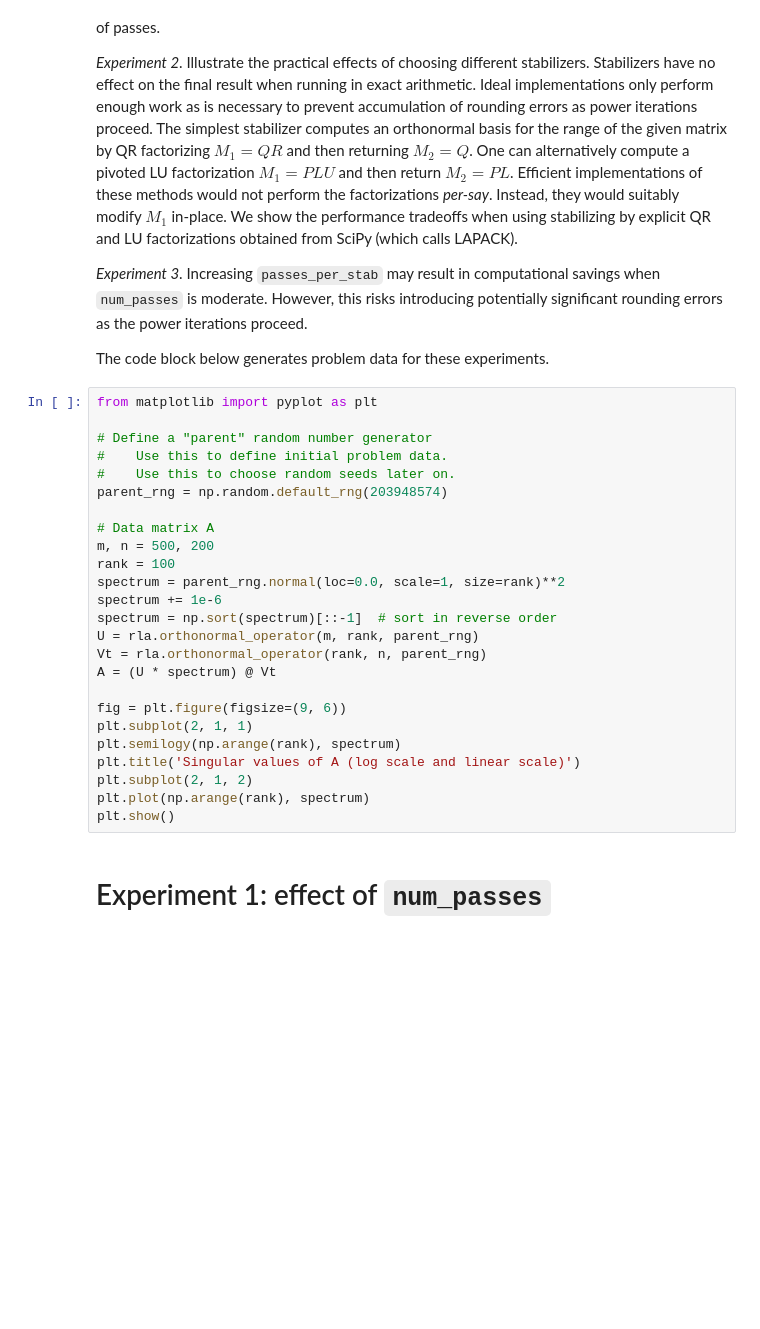
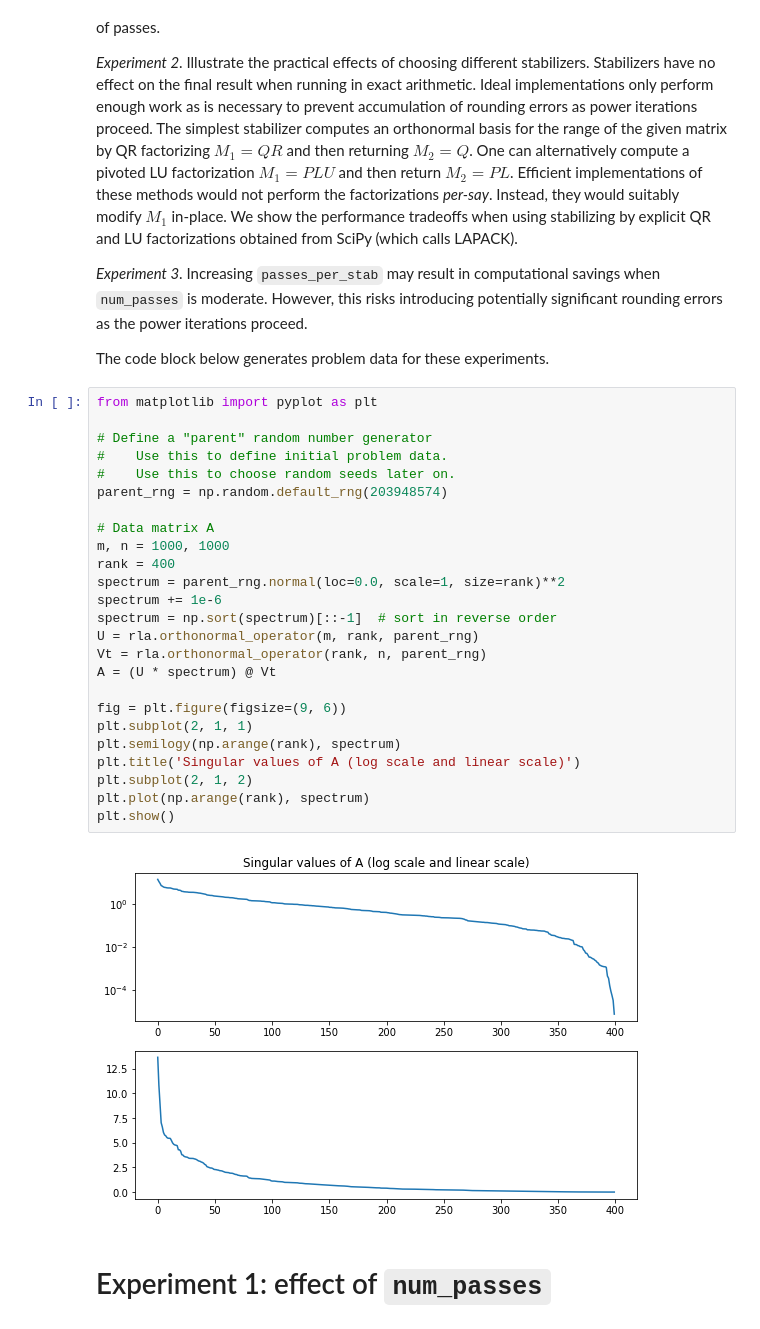
Before and after one commit to BallisticLA/parla, a Jupyter notebook: notebooks/lowrank/rangefinder_rf1.ipynb, the cells around one changed output. Cells and saved outputs as stored; diff of their text form; blank space fills up the shorter version.

```diff
--- a/notebooks/lowrank/rangefinder_rf1.ipynb
+++ b/notebooks/lowrank/rangefinder_rf1.ipynb
@@ -96,27 +96,29 @@ The code block below generates problem data for these experiments.
 # %%
 from matplotlib import pyplot as plt
 
 # Define a "parent" random number generator
 #    Use this to define initial problem data.
 #    Use this to choose random seeds later on.
 parent_rng = np.random.default_rng(203948574)
 
 # Data matrix A
-m, n = 500, 200
-rank = 100
+m, n = 1000, 1000
+rank = 400
 spectrum = parent_rng.normal(loc=0.0, scale=1, size=rank)**2
 spectrum += 1e-6
 spectrum = np.sort(spectrum)[::-1]  # sort in reverse order
 U = rla.orthonormal_operator(m, rank, parent_rng)
 Vt = rla.orthonormal_operator(rank, n, parent_rng)
 A = (U * spectrum) @ Vt
 
 fig = plt.figure(figsize=(9, 6))
 plt.subplot(2, 1, 1)
 plt.semilogy(np.arange(rank), spectrum)
 plt.title('Singular values of A (log scale and linear scale)')
 plt.subplot(2, 1, 2)
 plt.plot(np.arange(rank), spectrum)
 plt.show()
+# %% [output]
+[figure, added]
 # %% [markdown]
 # Experiment 1: effect of ``num_passes``
```
Also changed, not shown: parts of 3 cells of this notebook.
